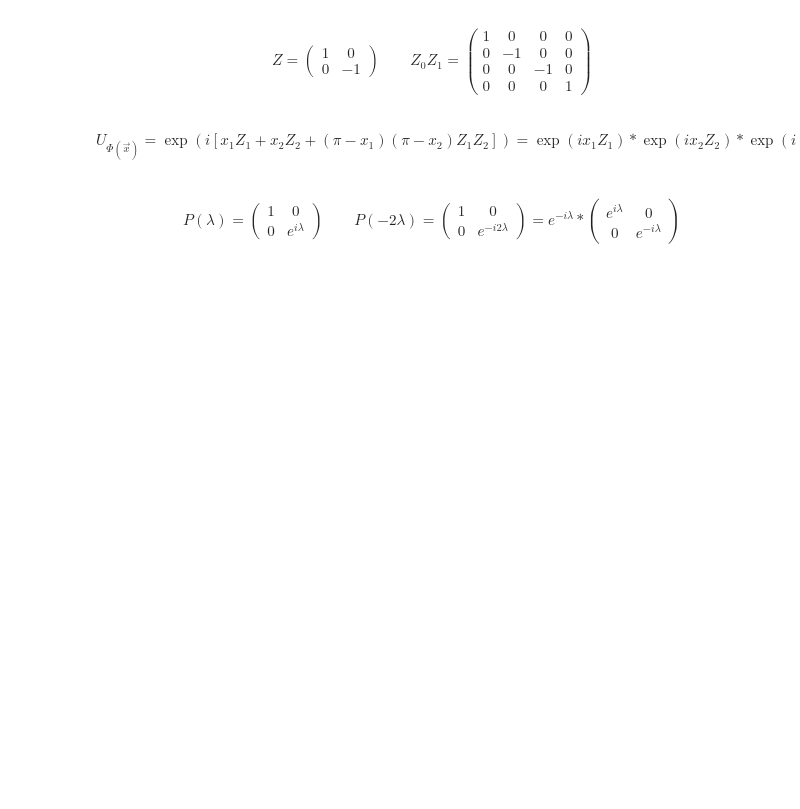
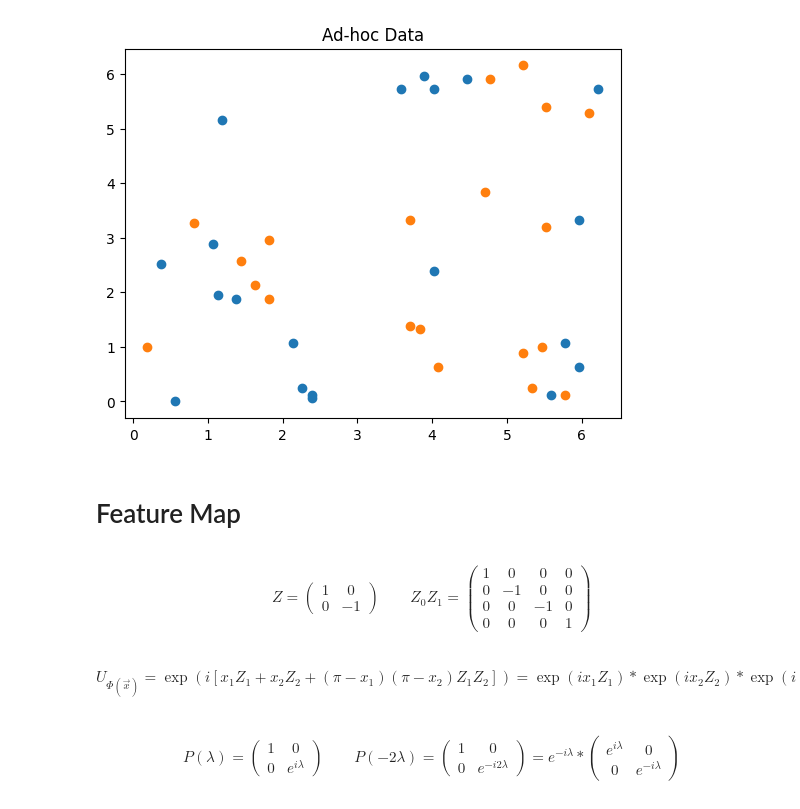
Before and after one commit to mtv47/bachelor-project, a Jupyter notebook: project.ipynb, the cells around one changed output. Drawn from its saved outputs; the diff is of its cells as text; code cells hidden in the pictures; blank space fills up the shorter version.

```diff
--- a/project.ipynb
+++ b/project.ipynb
@@ -8,3 +10,17 @@ from qiskit.circuit.library import ZZFeatureMap
+# %%
+train_features, train_labels, test_features, test_labels, adhoc_total = ad_hoc_data(
+    training_size=20,
+    test_size=20,
+    n=2,
+    gap=0.3,
+    plot_data=True,
+    one_hot=False,
+    include_sample_total=True,
+)
+# %% [output]
+[figure, added]
+# %% [markdown]
+# Feature Map
 # %% [markdown]
 $$
 Z = \left(\begin{array}{cc}
```
Also changed, not shown: parts of 11 cells of this notebook, 1 other file.
